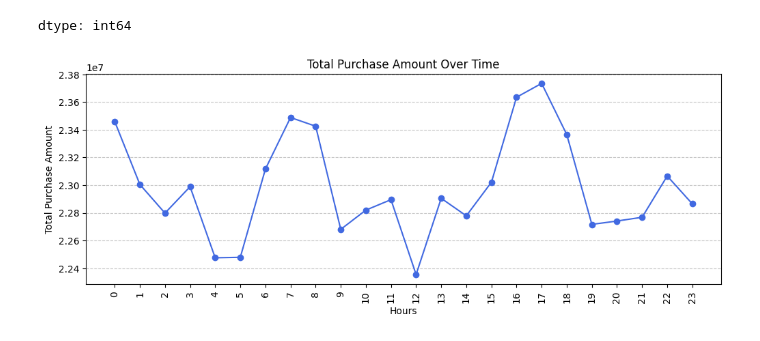
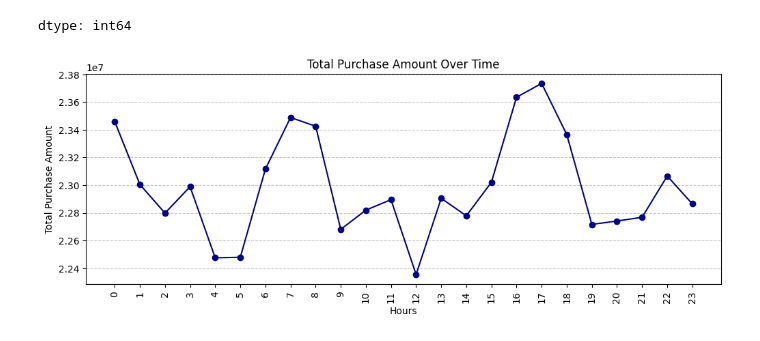
Before and after one commit to IraKukharuk/Portfolio, a Jupyter notebook: Project_Ecommerce_customer_data_custom_ratios.ipynb, the cells around one changed output. Cells and saved outputs as stored; diff of their text form; code cells hidden in the pictures.

```diff
--- a/Project_Ecommerce_customer_data_custom_ratios.ipynb
+++ b/Project_Ecommerce_customer_data_custom_ratios.ipynb
@@ -76,7 +95,3 @@ df.dropna(inplace=True)
 df.shape
 # %% [output]
 (202404, 13)
-# %%
-# очищення від дублікатів
-df = df.drop_duplicates()
-df.shape
@@ -173,6 +212,5 @@ dtype: int64
 df['Purchase Date'] = pd.to_datetime(df['Purchase Date'])
 # %%
-df['Date'] = df['Purchase Date'].dt.date  # створюємо колонку з датою
 df['Time'] = df['Purchase Date'].dt.hour  # створюємо колонку з часом
 # %%
 hours = df.groupby('Time')['Total Purchase Amount'].sum()
@@ -199,15 +237,15 @@ hours
 | 23 | 22864480 |
 dtype: int64
 # %%
-plt.figure(figsize=(12, 4))
-plt.plot(hours.index, hours.values, marker='o', color='royalblue', linestyle='-')
+plt.figure(figsize = (12, 4))
+plt.plot(hours.index, hours.values, marker = 'o', color = 'darkblue', linestyle = '-')
 
 plt.xlabel('Hours')
 plt.ylabel('Total Purchase Amount')
 plt.title('Total Purchase Amount Over Time')
 plt.xticks(hours.index, rotation=90)
-plt.grid(axis='y', linestyle="--", alpha=0.7)
+plt.grid(axis = 'y', linestyle = "--", alpha = 0.7)
 
 plt.show()
 # %% [output]
-[figure, old version]
+[figure, new version]
```
Also changed, not shown: parts of 35 cells of this notebook.
